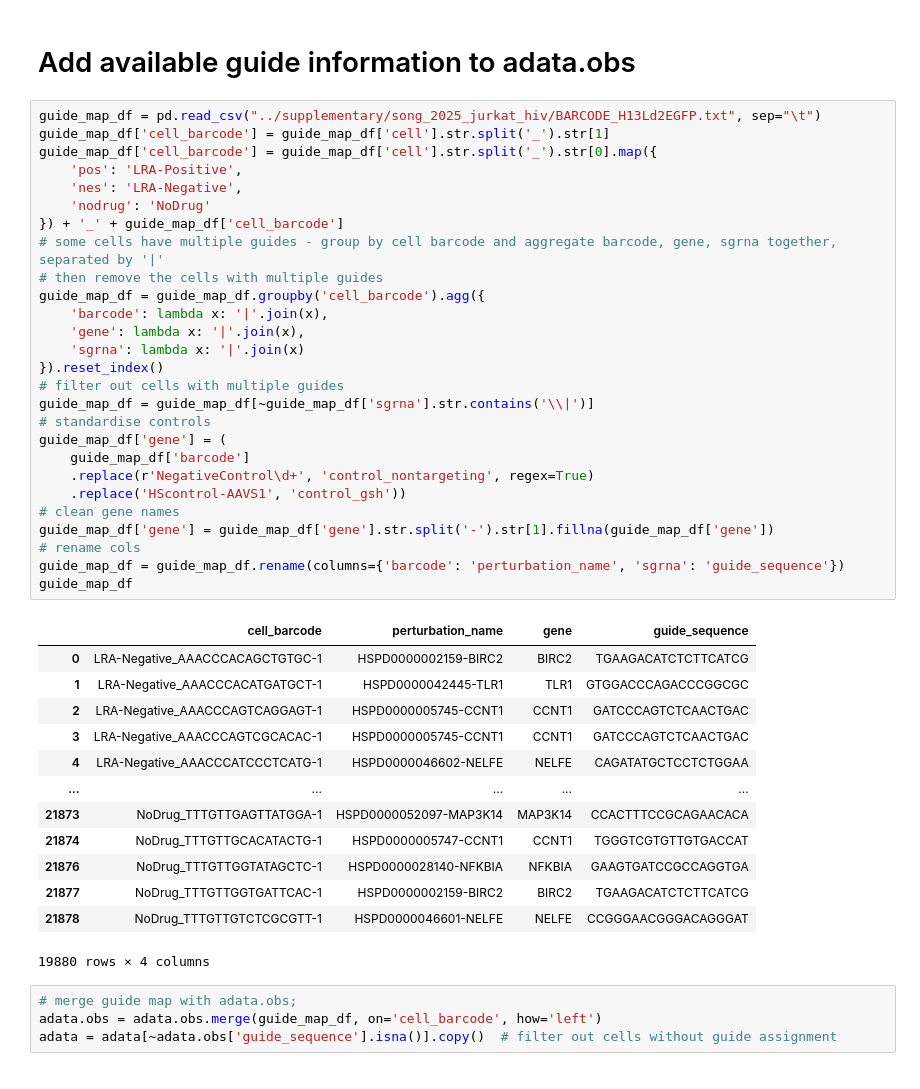
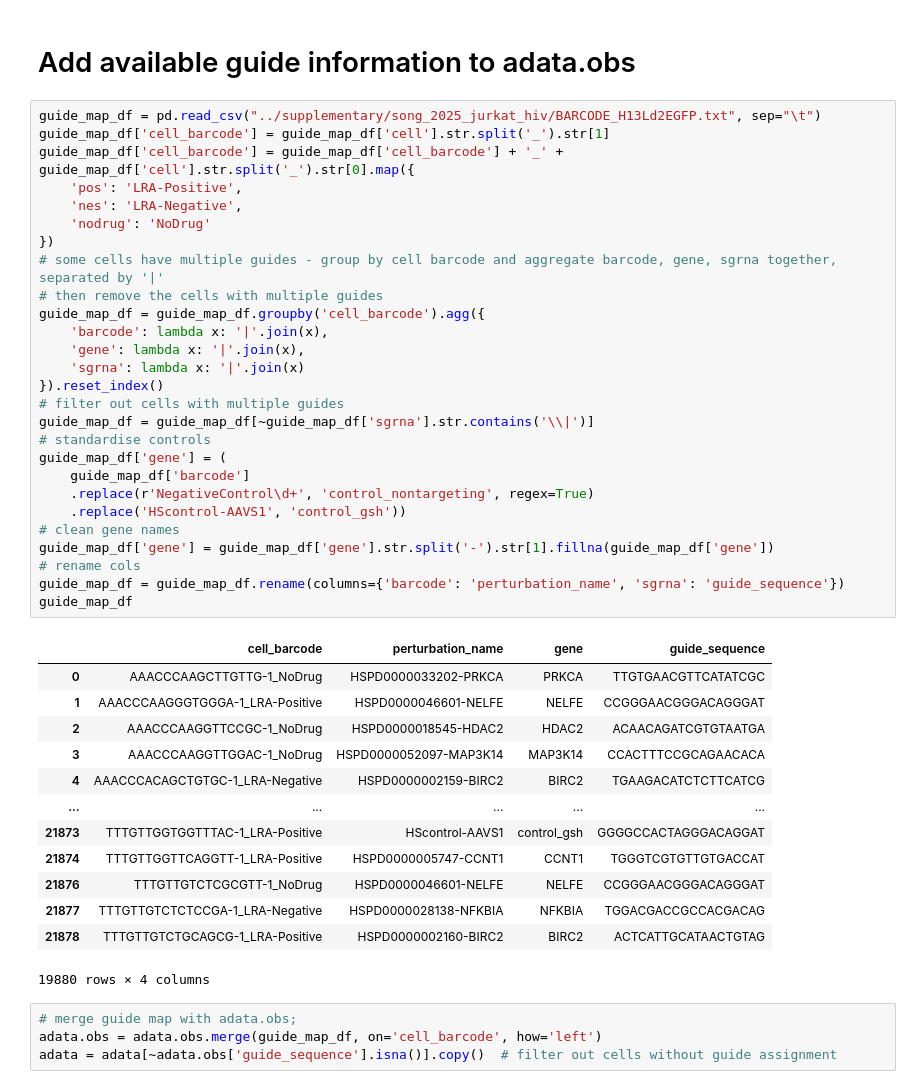
Before and after one commit to EMBL-EBI-ABC/PerturbationCatalogue, a Jupyter notebook: data_exploration/Perturbseq/curation_notebooks/song_2025_jurkat_hiv.ipynb, the cells around one changed output. Saved outputs shown, nothing was run; the diff lists cells and outputs as text.

Commit message:
add cell barcode to song 2025 jurkat hiv notebook

```diff
--- a/data_exploration/Perturbseq/curation_notebooks/song_2025_jurkat_hiv.ipynb
+++ b/data_exploration/Perturbseq/curation_notebooks/song_2025_jurkat_hiv.ipynb
@@ -127,43 +148,43 @@ adata.var
 # %%
 guide_map_df = pd.read_csv("../supplementary/song_2025_jurkat_hiv/BARCODE_H13Ld2EGFP.txt", sep="\t")
 guide_map_df['cell_barcode'] = guide_map_df['cell'].str.split('_').str[1]
-guide_map_df['cell_barcode'] = guide_map_df['cell'].str.split('_').str[0].map({
+guide_map_df['cell_barcode'] = guide_map_df['cell_barcode'] + '_' + guide_map_df['cell'].str.split('_').str[0].map({
     'pos': 'LRA-Positive',
     'nes': 'LRA-Negative',
     'nodrug': 'NoDrug'
-}) + '_' + guide_map_df['cell_barcode']
+})
 # some cells have multiple guides - group by cell barcode and aggregate barcode, gene, sgrna together, separated by '|'
 # then remove the cells with multiple guides
 guide_map_df = guide_map_df.groupby('cell_barcode').agg({
     'barcode': lambda x: '|'.join(x),
     'gene': lambda x: '|'.join(x),
     'sgrna': lambda x: '|'.join(x)
 }).reset_index()
 # filter out cells with multiple guides
 guide_map_df = guide_map_df[~guide_map_df['sgrna'].str.contains('\\|')]
 # standardise controls
 guide_map_df['gene'] = (
     guide_map_df['barcode']
     .replace(r'NegativeControl\d+', 'control_nontargeting', regex=True)
     .replace('HScontrol-AAVS1', 'control_gsh'))
 # clean gene names
 guide_map_df['gene'] = guide_map_df['gene'].str.split('-').str[1].fillna(guide_map_df['gene'])
 # rename cols
 guide_map_df = guide_map_df.rename(columns={'barcode': 'perturbation_name', 'sgrna': 'guide_sequence'})
 guide_map_df
 # %% [output]
 |  | cell_barcode | perturbation_name | gene | guide_sequence |
-| 0 | LRA-Negative_AAACCCACAGCTGTGC-1 | HSPD0000002159-BIRC2 | BIRC2 | TGAAGACATCTCTTCATCG |
-| 1 | LRA-Negative_AAACCCACATGATGCT-1 | HSPD0000042445-TLR1 | TLR1 | GTGGACCCAGACCCGGCGC |
-| 2 | LRA-Negative_AAACCCAGTCAGGAGT-1 | HSPD0000005745-CCNT1 | CCNT1 | GATCCCAGTCTCAACTGAC |
-| 3 | LRA-Negative_AAACCCAGTCGCACAC-1 | HSPD0000005745-CCNT1 | CCNT1 | GATCCCAGTCTCAACTGAC |
-| 4 | LRA-Negative_AAACCCATCCCTCATG-1 | HSPD0000046602-NELFE | NELFE | CAGATATGCTCCTCTGGAA |
+| 0 | AAACCCAAGCTTGTTG-1_NoDrug | HSPD0000033202-PRKCA | PRKCA | TTGTGAACGTTCATATCGC |
+| 1 | AAACCCAAGGGTGGGA-1_LRA-Positive | HSPD0000046601-NELFE | NELFE | CCGGGAACGGGACAGGGAT |
+| 2 | AAACCCAAGGTTCCGC-1_NoDrug | HSPD0000018545-HDAC2 | HDAC2 | ACAACAGATCGTGTAATGA |
+| 3 | AAACCCAAGGTTGGAC-1_NoDrug | HSPD0000052097-MAP3K14 | MAP3K14 | CCACTTTCCGCAGAACACA |
+| 4 | AAACCCACAGCTGTGC-1_LRA-Negative | HSPD0000002159-BIRC2 | BIRC2 | TGAAGACATCTCTTCATCG |
 | ... | ... | ... | ... | ... |
-| 21873 | NoDrug_TTTGTTGAGTTATGGA-1 | HSPD0000052097-MAP3K14 | MAP3K14 | CCACTTTCCGCAGAACACA |
-| 21874 | NoDrug_TTTGTTGCACATACTG-1 | HSPD0000005747-CCNT1 | CCNT1 | TGGGTCGTGTTGTGACCAT |
-| 21876 | NoDrug_TTTGTTGGTATAGCTC-1 | HSPD0000028140-NFKBIA | NFKBIA | GAAGTGATCCGCCAGGTGA |
-| 21877 | NoDrug_TTTGTTGGTGATTCAC-1 | HSPD0000002159-BIRC2 | BIRC2 | TGAAGACATCTCTTCATCG |
-| 21878 | NoDrug_TTTGTTGTCTCGCGTT-1 | HSPD0000046601-NELFE | NELFE | CCGGGAACGGGACAGGGAT |
+| 21873 | TTTGTTGGTGGTTTAC-1_LRA-Positive | HScontrol-AAVS1 | control_gsh | GGGGCCACTAGGGACAGGAT |
+| 21874 | TTTGTTGGTTCAGGTT-1_LRA-Positive | HSPD0000005747-CCNT1 | CCNT1 | TGGGTCGTGTTGTGACCAT |
+| 21876 | TTTGTTGTCTCGCGTT-1_NoDrug | HSPD0000046601-NELFE | NELFE | CCGGGAACGGGACAGGGAT |
+| 21877 | TTTGTTGTCTCTCCGA-1_LRA-Negative | HSPD0000028138-NFKBIA | NFKBIA | TGGACGACCGCCACGACAG |
+| 21878 | TTTGTTGTCTGCAGCG-1_LRA-Positive | HSPD0000002160-BIRC2 | BIRC2 | ACTCATTGCATAACTGTAG |
 19880 rows × 4 columns
 # %%
 # merge guide map with adata.obs;
```
Also changed, not shown: parts of 13 cells of this notebook.
